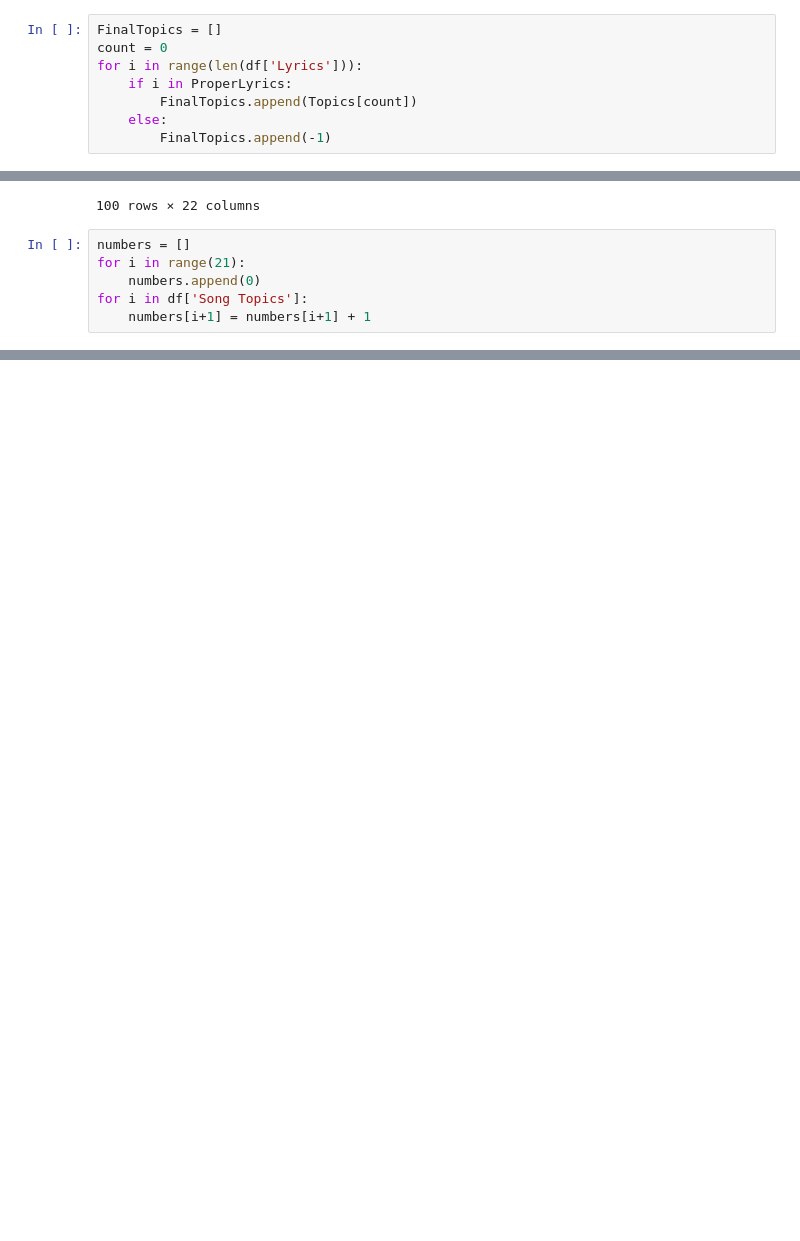
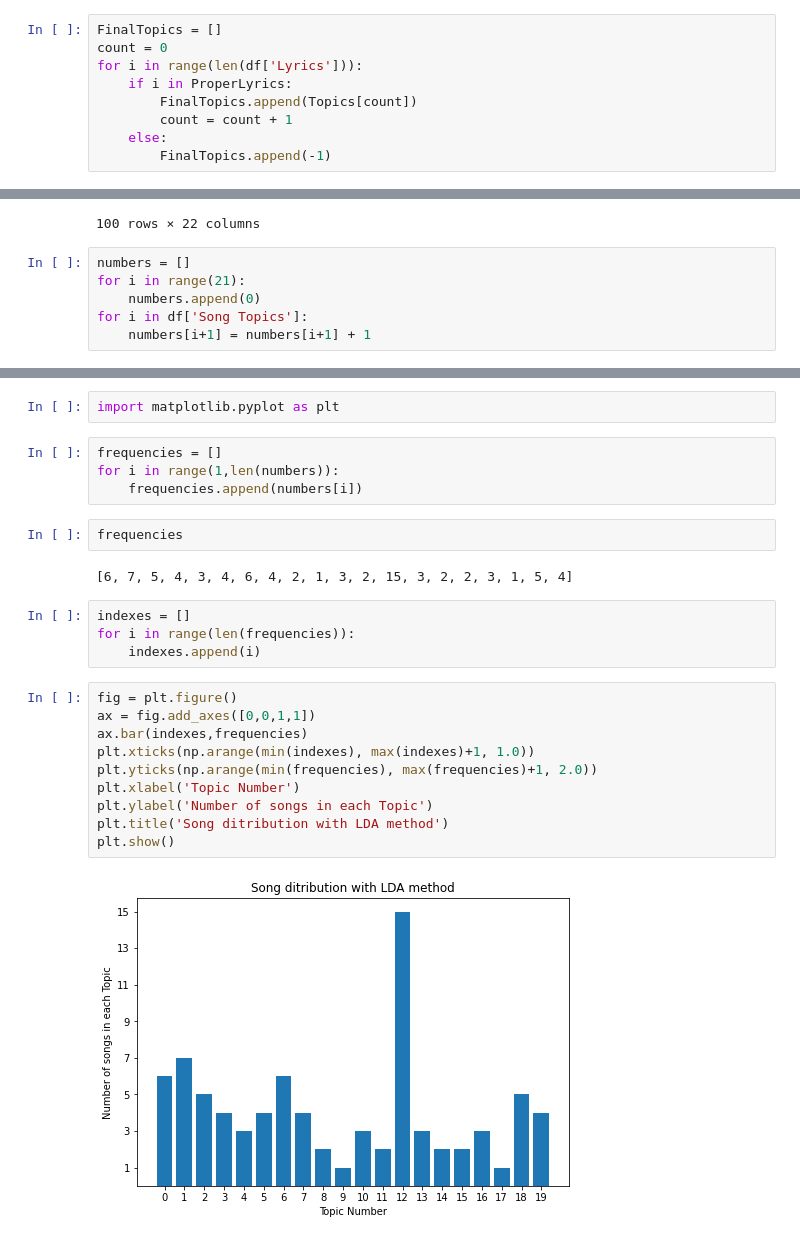
Before and after one commit to AdithyaOasis/DA-rwin, a Jupyter notebook: LyricsProcessLDA.ipynb, the cells around one changed output, grey strips where cells are left out. Saved outputs shown, nothing was run; the diff lists cells and outputs as text; blank space fills up the shorter version.

```diff
--- a/LyricsProcessLDA.ipynb
+++ b/LyricsProcessLDA.ipynb
@@ -147,6 +147,7 @@ count = 0
 for i in range(len(df['Lyrics'])):
     if i in ProperLyrics:
         FinalTopics.append(Topics[count])
+        count = count + 1
     else:
         FinalTopics.append(-1)
 # %%
@@ -179,0 +189,26 @@ numbers
+# %%
+import matplotlib.pyplot as plt
+# %%
+frequencies = []
+for i in range(1,len(numbers)):
+    frequencies.append(numbers[i])
+# %%
+frequencies
+# %% [output]
+[6, 7, 5, 4, 3, 4, 6, 4, 2, 1, 3, 2, 15, 3, 2, 2, 3, 1, 5, 4]
+# %%
+indexes = []
+for i in range(len(frequencies)):
+    indexes.append(i)
+# %%
+fig = plt.figure()
+ax = fig.add_axes([0,0,1,1])
+ax.bar(indexes,frequencies)
+plt.xticks(np.arange(min(indexes), max(indexes)+1, 1.0))
+plt.yticks(np.arange(min(frequencies), max(frequencies)+1, 2.0))
+plt.xlabel('Topic Number')
+plt.ylabel('Number of songs in each Topic')
+plt.title('Song ditribution with LDA method')
+plt.show()
+# %% [output]
+[figure, added]
```
Also changed, not shown: parts of 2 cells of this notebook.
